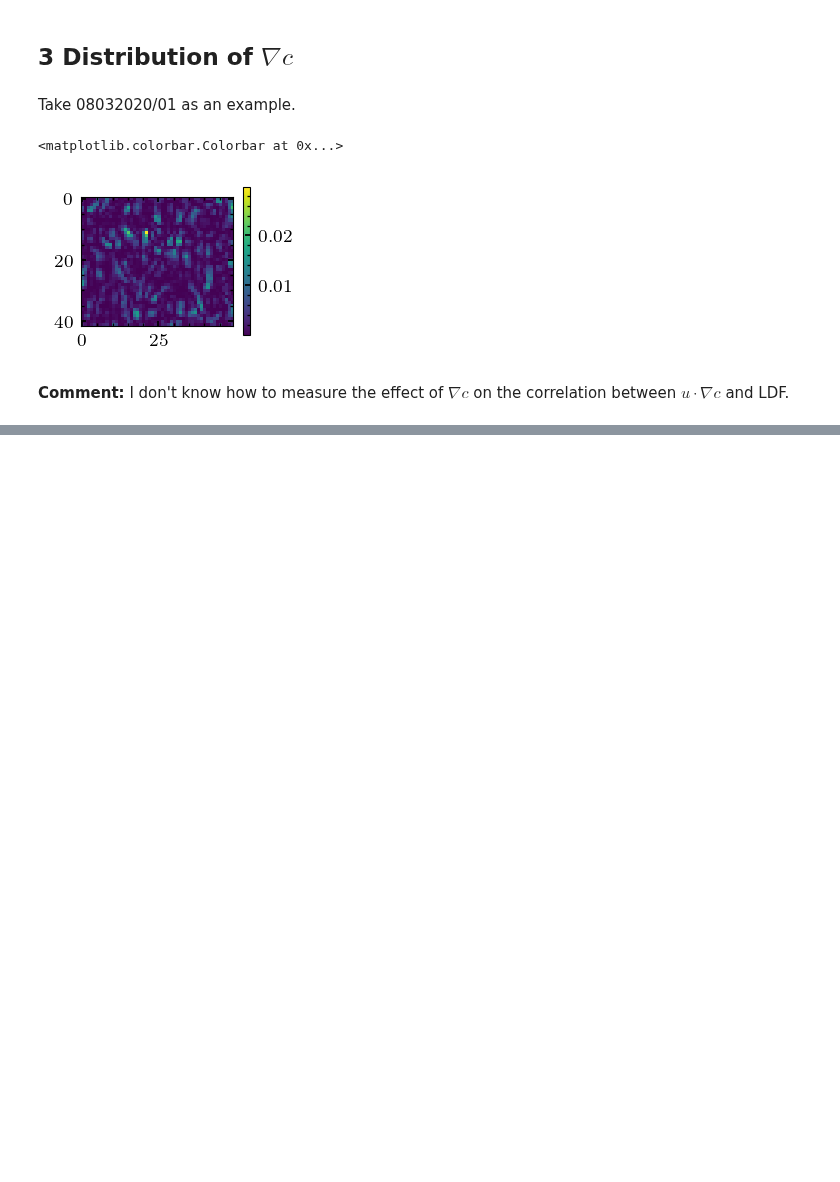
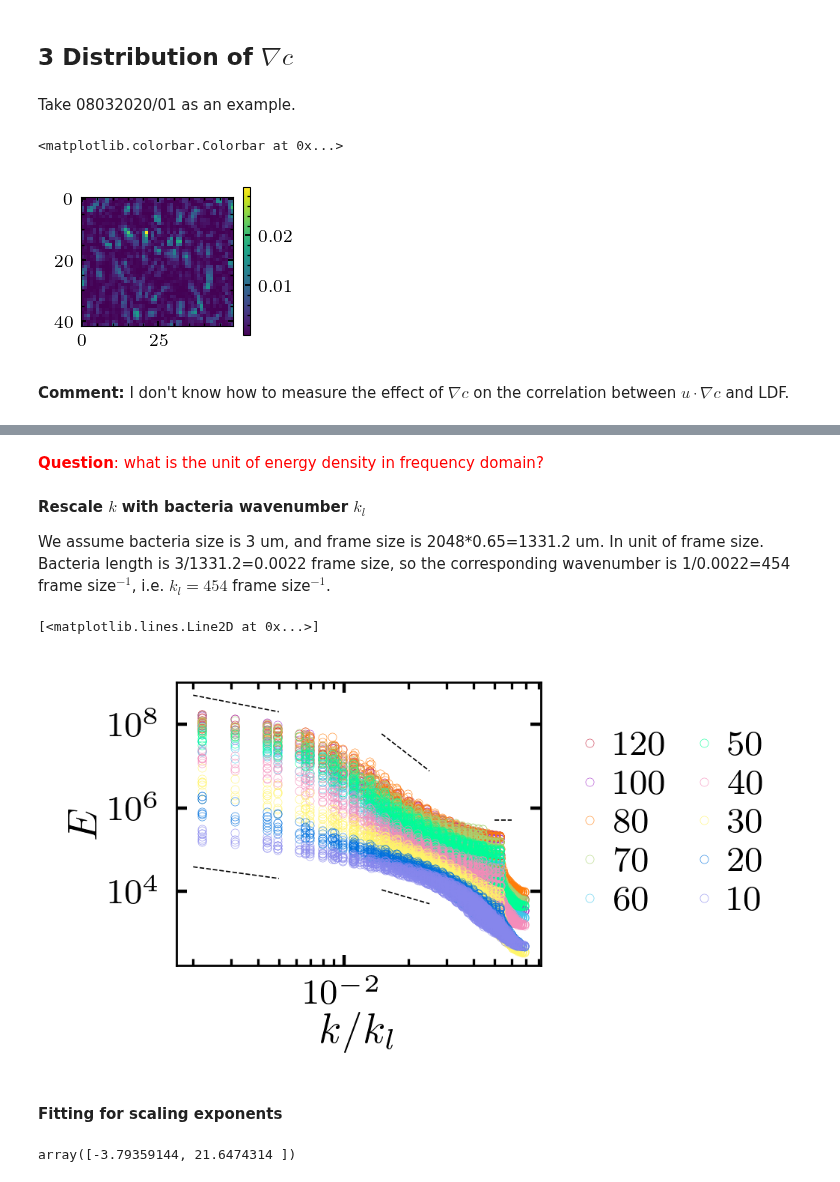
Before and after one commit to ZLoverty/Python, a Jupyter notebook: Correlation/src/Figures-2.ipynb, the cells around one changed output, grey strips where cells are left out. Saved outputs shown, nothing was run; the diff lists cells and outputs as text; code cells hidden in the pictures; blank space fills up the shorter version.

```diff
--- a/Correlation/src/Figures-2.ipynb
+++ b/Correlation/src/Figures-2.ipynb
@@ -315,0 +353,60 @@ plt.colorbar()
+# %% [markdown]
+<font color='red'>**Question**: what is the unit of energy density in frequency domain?</font>
+# %% [markdown]
+**Rescale $k$ with bacteria wavenumber $k_l$**
+
+We assume bacteria size is 3 um, and frame size is 2048\*0.65=1331.2 um. In unit of frame size. Bacteria length is 3/1331.2=0.0022 frame size, so the corresponding wavenumber is 1/0.0022=454 frame size$^{-1}$, i.e.
+$k_l=454$ frame size$^{-1}$.
+# %%
+data_list = []
+fig, ax = plt.subplots(dpi=400)
+count1 = 0
+for c, f, s in zip(conc, folders, sample_num):
+    if c == 85:
+        continue
+    summary = pd.read_csv(os.path.join(r'D:\density_fluctuations', f, r'energy_spectrum\summary.csv')).set_index('k')
+    for count, num in enumerate(s):
+        temp_data = summary.loc[summary['sample'].astype('int')==num]
+        if count == 0:
+            data = temp_data
+        else:
+            data += temp_data
+    data /= count + 1
+    data_list.append(data)
+    ax.plot(data.index/454, data.E, label=str(c), ls='', marker='o', markersize=2, mec=wowcolor(count1),
+           mew=0.1, mfc=(0,0,0,0))
+    count1 += 1
+ax.legend(loc='right', bbox_to_anchor=(1.7, 0.5), ncol=2)
+ax.loglog()
+
+ax.set_xlabel('$k/k_l$')
+ax.set_ylabel('$E$')
+
+# guide eye
+## large k
+x = np.array([0.050, 0.060])
+y = x ** 0 * 5e5
+plt.plot(x, y, color='black', ls='--', lw=0.3)
+
+## medium k
+x = np.array([.0150, .025])
+y = x ** (-4) * 3
+plt.plot(x, y, color='black', ls='--', lw=0.3)
+
+x = np.array([.0150, .025])
+y = x ** (-1.5) * 20
+plt.plot(x, y, color='black', ls='--', lw=0.3)
+
+## small k
+x = np.array([0.002, 0.005])
+y = x ** (-1) * 1e6
+plt.plot(x, y, color='black', ls='--', lw=0.3)
+
+x = np.array([0.002, 0.005])
+y = x ** (-0.7) * 5e2
+plt.plot(x, y, color='black', ls='--', lw=0.3)
+# %% [output]
+[<matplotlib.lines.Line2D at 0x...>]
+[figure, added]
+# %% [markdown]
+**Fitting for scaling exponents**
@@ -315,0 +416,9 @@ plt.colorbar()
+# %%
+x = np.log(subdata.index)
+y = np.log(subdata['E'])
+xx = x[x>0]
+yy = y[x>0]
+p = np.polyfit(xx, yy, deg=1)
+p
+# %% [output]
+array([-3.79359144, 21.6474314 ])
```
Also changed, not shown: parts of 5 cells of this notebook, 3 other files.
